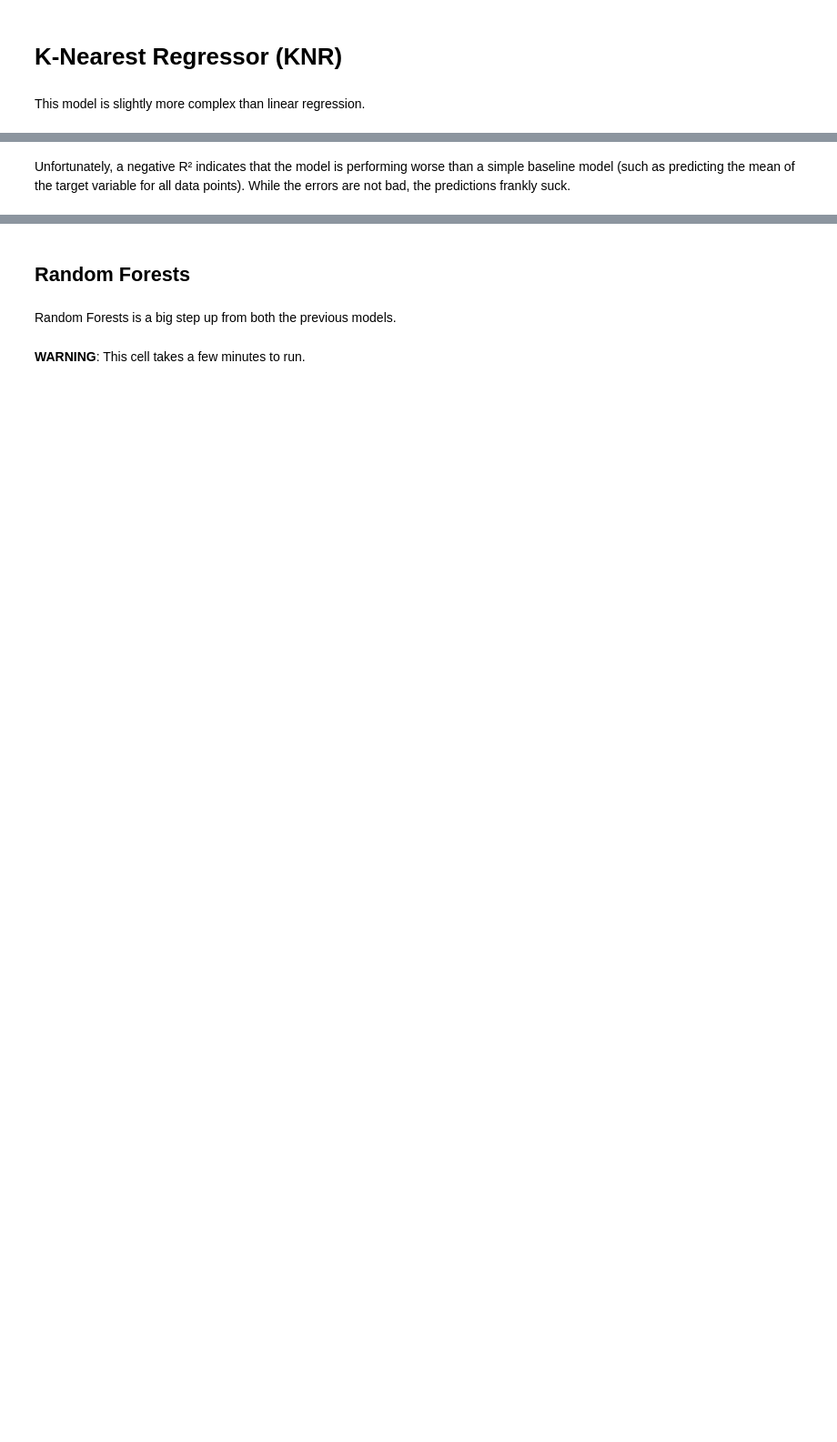
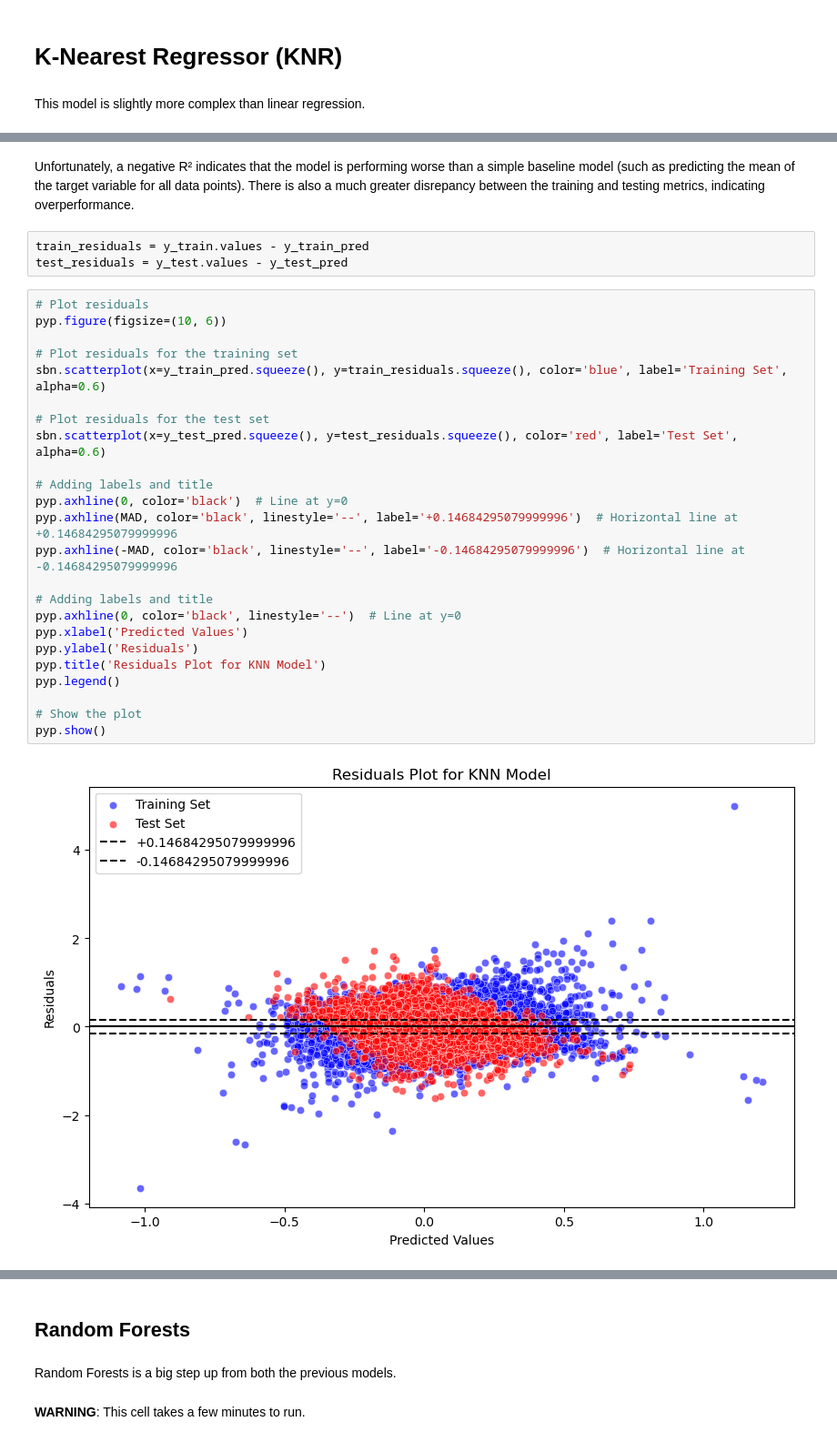
Before and after one commit to colinbeyers/GEOL558-submissions, a Jupyter notebook: module_4/module_4.ipynb, the cells around one changed output, grey strips where cells are left out. Shown at 91% size. Saved outputs shown, nothing was run; the diff lists cells and outputs as text; blank space fills up the shorter version.

```diff
--- a/module_4/module_4.ipynb
+++ b/module_4/module_4.ipynb
@@ -449,2 +434,31 @@ Testing MAE:   0.1660422446025102
 # %% [markdown]
-Unfortunately, a negative R² indicates that the model is performing worse than a simple baseline model (such as predicting the mean of the target variable for all data points). While the errors are not bad, the predictions frankly suck.
+Unfortunately, a negative R² indicates that the model is performing worse than a simple baseline model (such as predicting the mean of the target variable for all data points). There is also a much greater disrepancy between the training and testing metrics, indicating overperformance.
+# %%
+train_residuals = y_train.values - y_train_pred
+test_residuals = y_test.values - y_test_pred
+# %%
+# Plot residuals
+pyp.figure(figsize=(10, 6))
+
+# Plot residuals for the training set
+sbn.scatterplot(x=y_train_pred.squeeze(), y=train_residuals.squeeze(), color='blue', label='Training Set', alpha=0.6)
+
+# Plot residuals for the test set
+sbn.scatterplot(x=y_test_pred.squeeze(), y=test_residuals.squeeze(), color='red', label='Test Set', alpha=0.6)
+
+# Adding labels and title
+pyp.axhline(0, color='black')  # Line at y=0
+pyp.axhline(MAD, color='black', linestyle='--', label='+0.14684295079999996')  # Horizontal line at +0.14684295079999996
+pyp.axhline(-MAD, color='black', linestyle='--', label='-0.14684295079999996')  # Horizontal line at -0.14684295079999996
+
+# Adding labels and title
+pyp.axhline(0, color='black', linestyle='--')  # Line at y=0
+pyp.xlabel('Predicted Values')
+pyp.ylabel('Residuals')
+pyp.title('Residuals Plot for KNN Model')
+pyp.legend()
+
+# Show the plot
+pyp.show()
+# %% [output]
+[figure, added]
```
Also changed, not shown: parts of 50 cells of this notebook.
